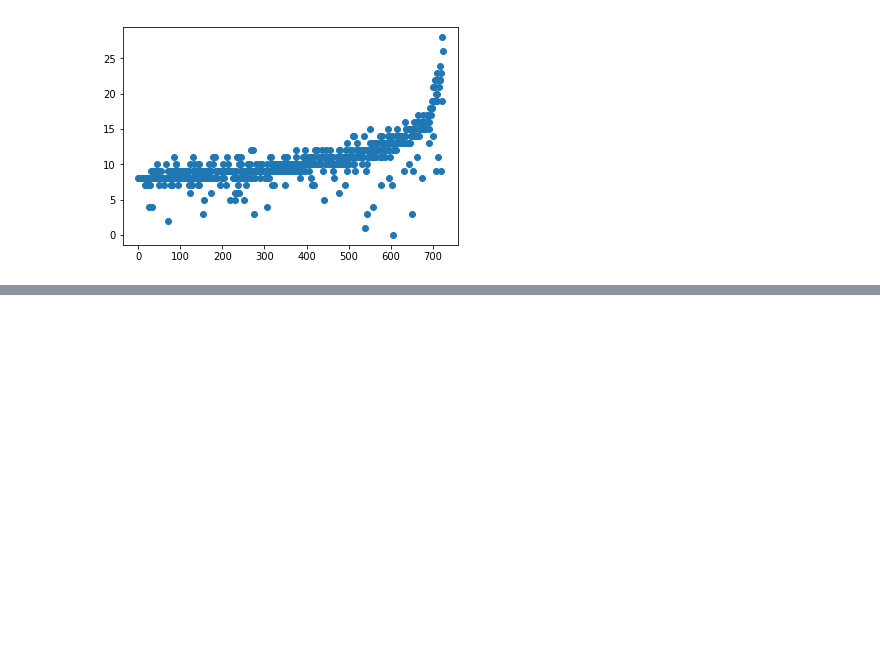
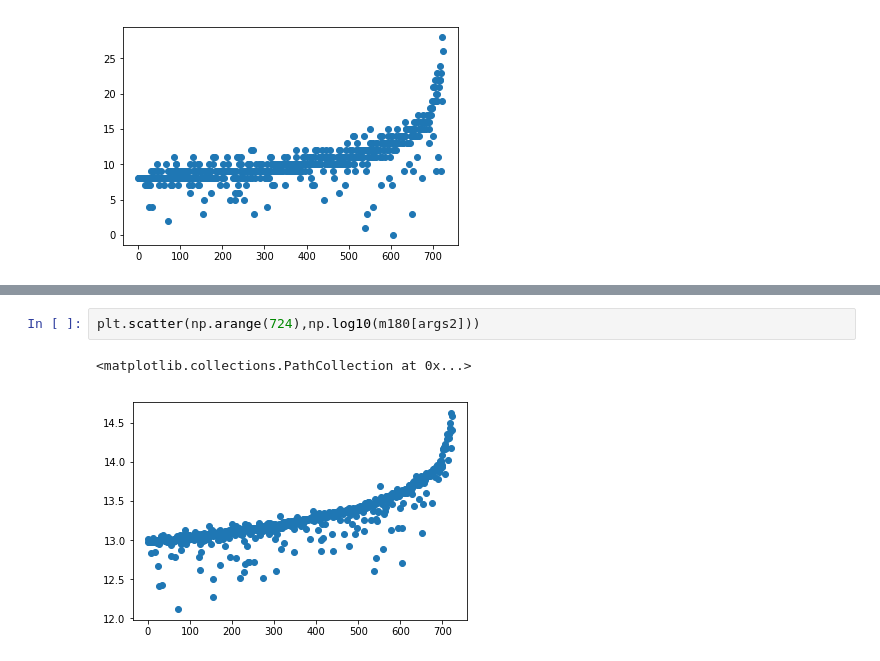
Before and after one commit to micbru/a250-hw, a Jupyter notebook: final_project/Troubleshoot.ipynb, the cells around one changed output, grey strips where cells are left out. Cells and saved outputs as stored; diff of their text form; blank space fills up the shorter version.

```diff
--- a/final_project/Troubleshoot.ipynb
+++ b/final_project/Troubleshoot.ipynb
@@ -50,0 +73,5 @@ plt.scatter(np.arange(724),m180[args2]-m200[args2])
+# %%
+plt.scatter(np.arange(724),np.log10(m180[args2]))
+# %% [output]
+<matplotlib.collections.PathCollection at 0x...>
+[figure, added]
```
Also changed, not shown: parts of 5 cells of this notebook, 3 other files.
